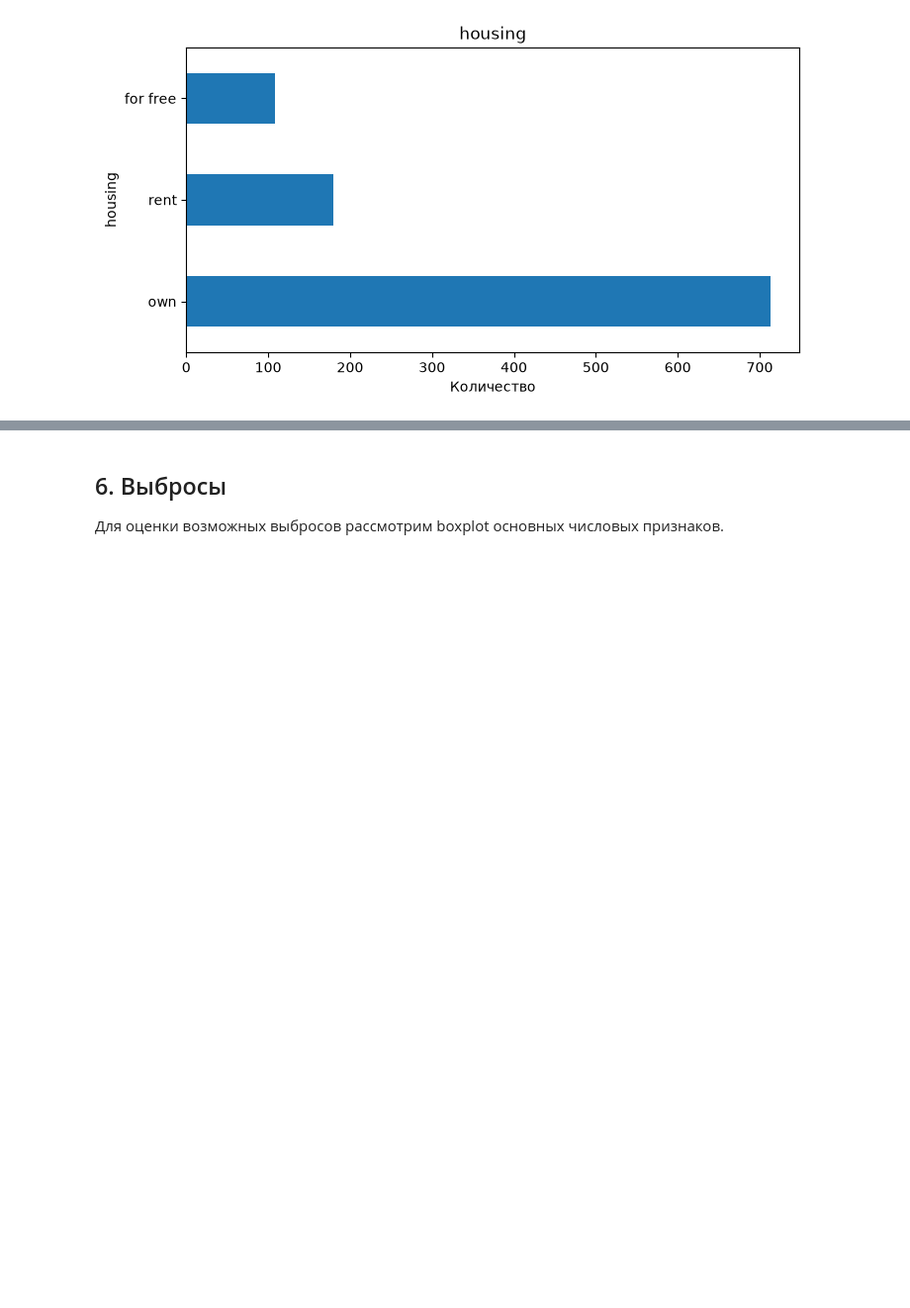
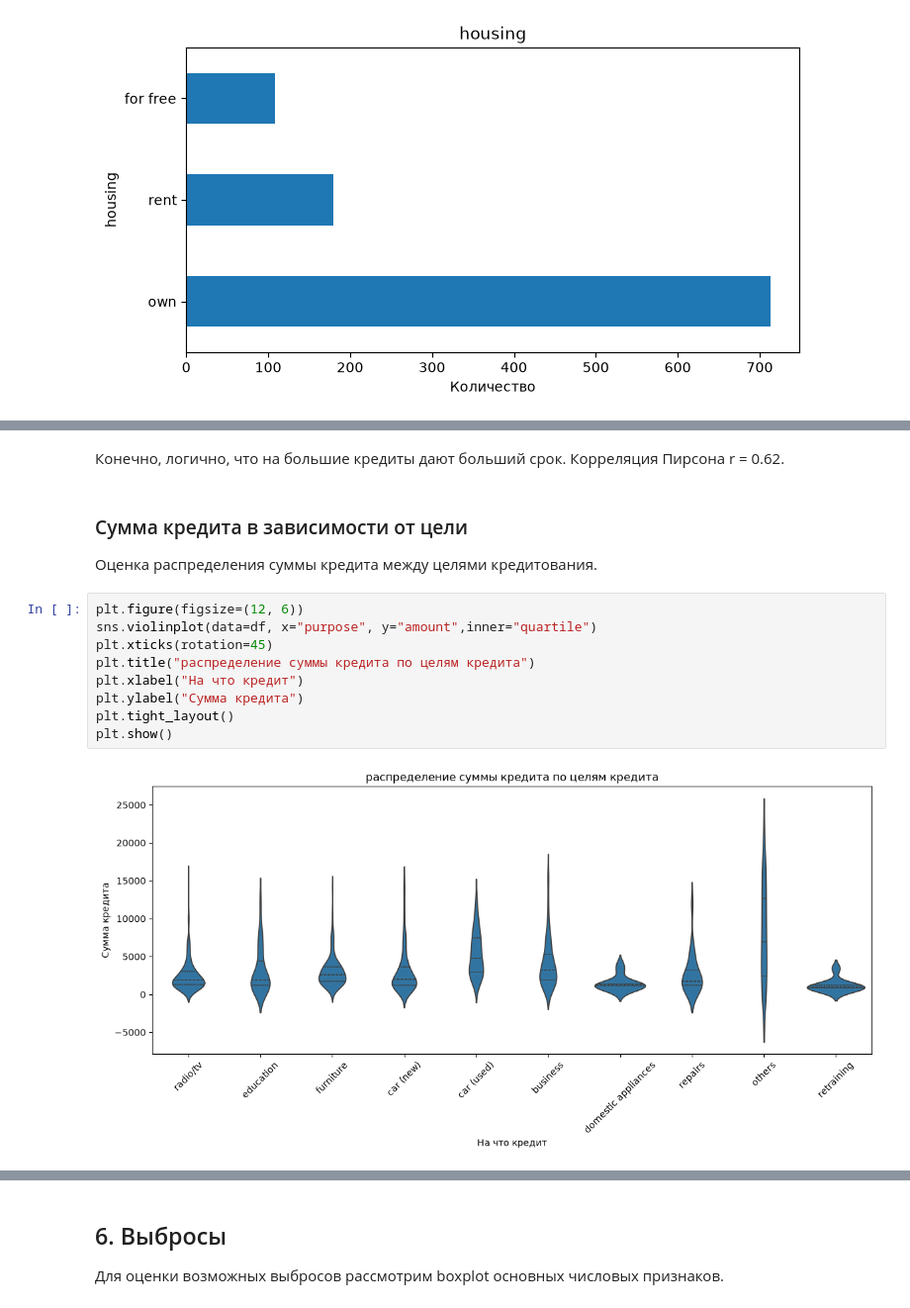
Before and after one commit to Mikhail-Volodarskiy/Data-engineering-PISH-2026, a Jupyter notebook: notebooks/EDA.ipynb, the cells around one changed output, grey strips where cells are left out. Shown at 99% size. Saved outputs shown, nothing was run; the diff lists cells and outputs as text; blank space fills up the shorter version.

```diff
--- a/notebooks/EDA.ipynb
+++ b/notebooks/EDA.ipynb
@@ -300,0 +333,17 @@ for column in categorical_columns:
+# %% [markdown]
+Конечно, логично, что на большие кредиты дают больший срок. Корреляция Пирсона r = 0.62.
+# %% [markdown]
+### Сумма кредита в зависимости от цели
+
+Оценка распределения суммы кредита между целями кредитования.
+# %%
+plt.figure(figsize=(12, 6))
+sns.violinplot(data=df, x="purpose", y="amount",inner="quartile")
+plt.xticks(rotation=45)
+plt.title("распределение суммы кредита по целям кредита")
+plt.xlabel("На что кредит")
+plt.ylabel("Сумма кредита")
+plt.tight_layout()
+plt.show()
+# %% [output]
+[figure, added]
```
Also changed, not shown: parts of 9 cells of this notebook.
